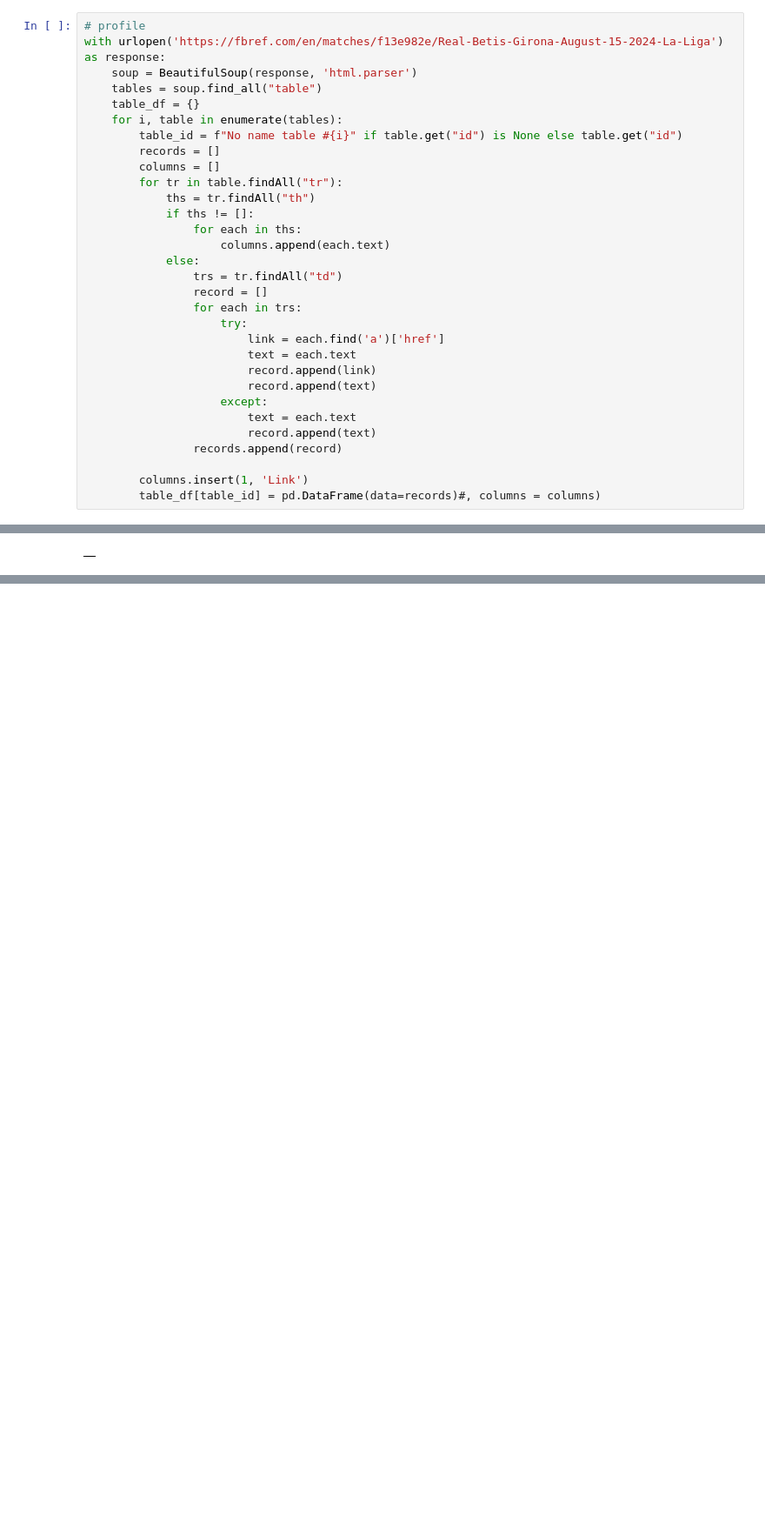
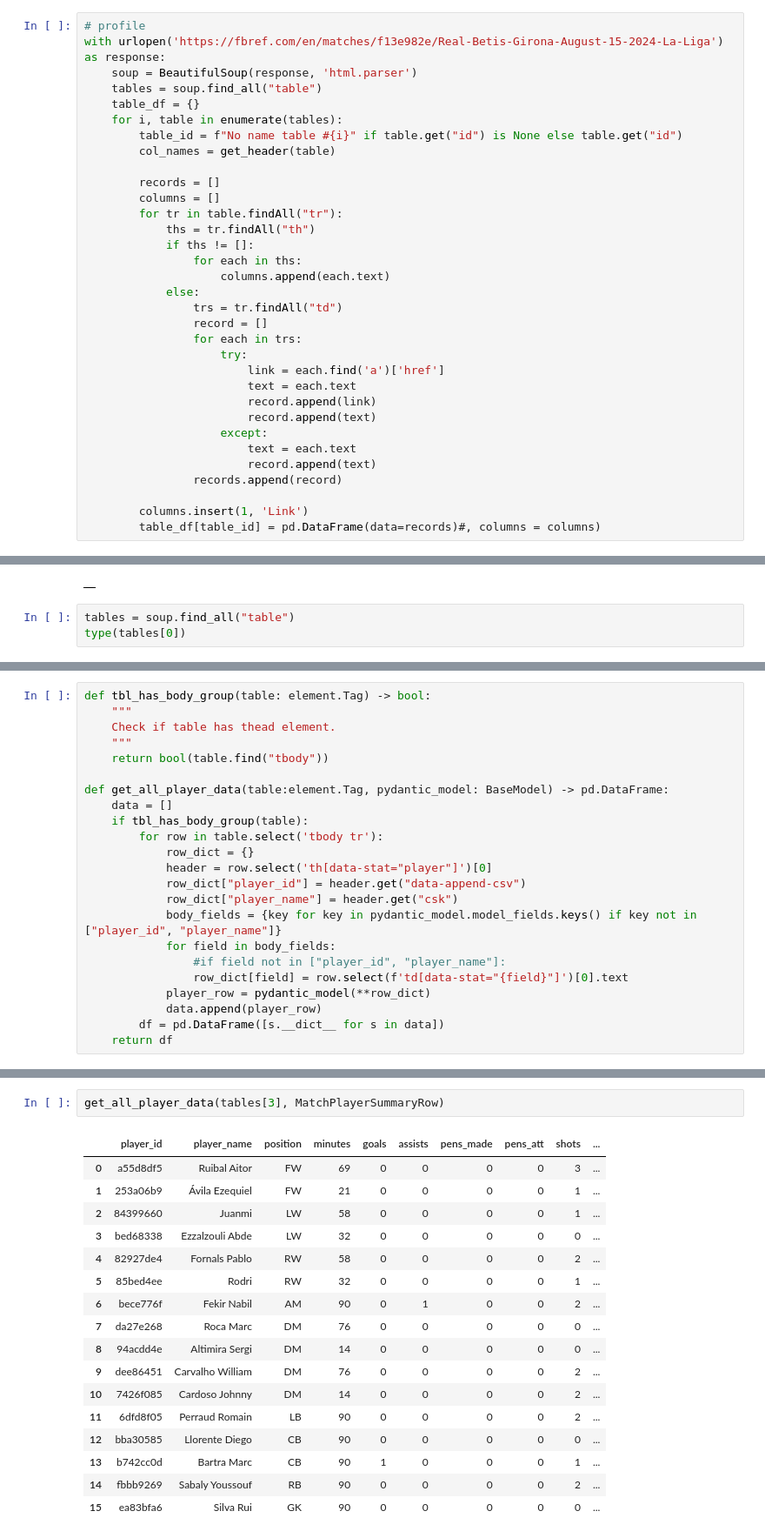
Before and after one commit to huypham10/fbref_scraper, a Jupyter notebook: explore_scraping.ipynb, the cells around one changed output, grey strips where cells are left out. Shown at 87% size. Drawn from its saved outputs; the diff is of its cells as text; blank space fills up the shorter version.

Commit message:
added pydantic to validate data

```diff
--- a/explore_scraping.ipynb
+++ b/explore_scraping.ipynb
@@ -18,6 +20,8 @@ with urlopen('https://fbref.com/en/matches/f13e982e/Real-Betis-Girona-August-15-
     table_df = {}
     for i, table in enumerate(tables):
         table_id = f"No name table #{i}" if table.get("id") is None else table.get("id")
+        col_names = get_header(table)
+
         records = []
         columns = []
         for tr in table.findAll("tr"):
@@ -69,3 +77,6 @@ dict_keys(['No name table #0', 'No name table #1', 'No name table #2', 'stats_fc
 table_df["stats_fc536746_summary"]
 # %% [output]
 |  |
+# %%
+tables = soup.find_all("table")
+type(tables[0])
@@ -71,0 +166,23 @@ table_df["stats_fc536746_summary"]
+# %%
+def tbl_has_body_group(table: element.Tag) -> bool:
+    """
+    Check if table has thead element.
+    """
+    return bool(table.find("tbody"))
+
+def get_all_player_data(table:element.Tag, pydantic_model: BaseModel) -> pd.DataFrame:
+    data = []
+    if tbl_has_body_group(table):
+        for row in table.select('tbody tr'):
+            row_dict = {}
+            header = row.select('th[data-stat="player"]')[0]
+            row_dict["player_id"] = header.get("data-append-csv")
+            row_dict["player_name"] = header.get("csk")
+            body_fields = {key for key in pydantic_model.model_fields.keys() if key not in ["player_id", "player_name"]}
+            for field in body_fields:
+                #if field not in ["player_id", "player_name"]:
+                row_dict[field] = row.select(f'td[data-stat="{field}"]')[0].text
+            player_row = pydantic_model(**row_dict)
+            data.append(player_row)
+        df = pd.DataFrame([s.__dict__ for s in data])
+    return df
@@ -71,0 +193,20 @@ table_df["stats_fc536746_summary"]
+# %%
+get_all_player_data(tables[3], MatchPlayerSummaryRow)
+# %% [output]
+|  | player_id | player_name | position | minutes | goals | assists | pens_made | pens_att | shots | ... |
+| 0 | a55d8df5 | Ruibal Aitor | FW | 69 | 0 | 0 | 0 | 0 | 3 | ... |
+| 1 | 253a06b9 | Ávila Ezequiel | FW | 21 | 0 | 0 | 0 | 0 | 1 | ... |
+| 2 | 84399660 | Juanmi | LW | 58 | 0 | 0 | 0 | 0 | 1 | ... |
+| 3 | bed68338 | Ezzalzouli Abde | LW | 32 | 0 | 0 | 0 | 0 | 0 | ... |
+| 4 | 82927de4 | Fornals Pablo | RW | 58 | 0 | 0 | 0 | 0 | 2 | ... |
+| 5 | 85bed4ee | Rodri | RW | 32 | 0 | 0 | 0 | 0 | 1 | ... |
+| 6 | bece776f | Fekir Nabil | AM | 90 | 0 | 1 | 0 | 0 | 2 | ... |
+| 7 | da27e268 | Roca Marc | DM | 76 | 0 | 0 | 0 | 0 | 0 | ... |
+| 8 | 94acdd4e | Altimira Sergi | DM | 14 | 0 | 0 | 0 | 0 | 0 | ... |
+| 9 | dee86451 | Carvalho William | DM | 76 | 0 | 0 | 0 | 0 | 2 | ... |
+| 10 | 7426f085 | Cardoso Johnny | DM | 14 | 0 | 0 | 0 | 0 | 2 | ... |
+| 11 | 6dfd8f05 | Perraud Romain | LB | 90 | 0 | 0 | 0 | 0 | 2 | ... |
+| 12 | bba30585 | Llorente Diego | CB | 90 | 0 | 0 | 0 | 0 | 0 | ... |
+| 13 | b742cc0d | Bartra Marc | CB | 90 | 1 | 0 | 0 | 0 | 1 | ... |
+| 14 | fbbb9269 | Sabaly Youssouf | RB | 90 | 0 | 0 | 0 | 0 | 2 | ... |
+| 15 | ea83bfa6 | Silva Rui | GK | 90 | 0 | 0 | 0 | 0 | 0 | ... |
```
Also changed, not shown: parts of 14 cells of this notebook, 1 other file.
